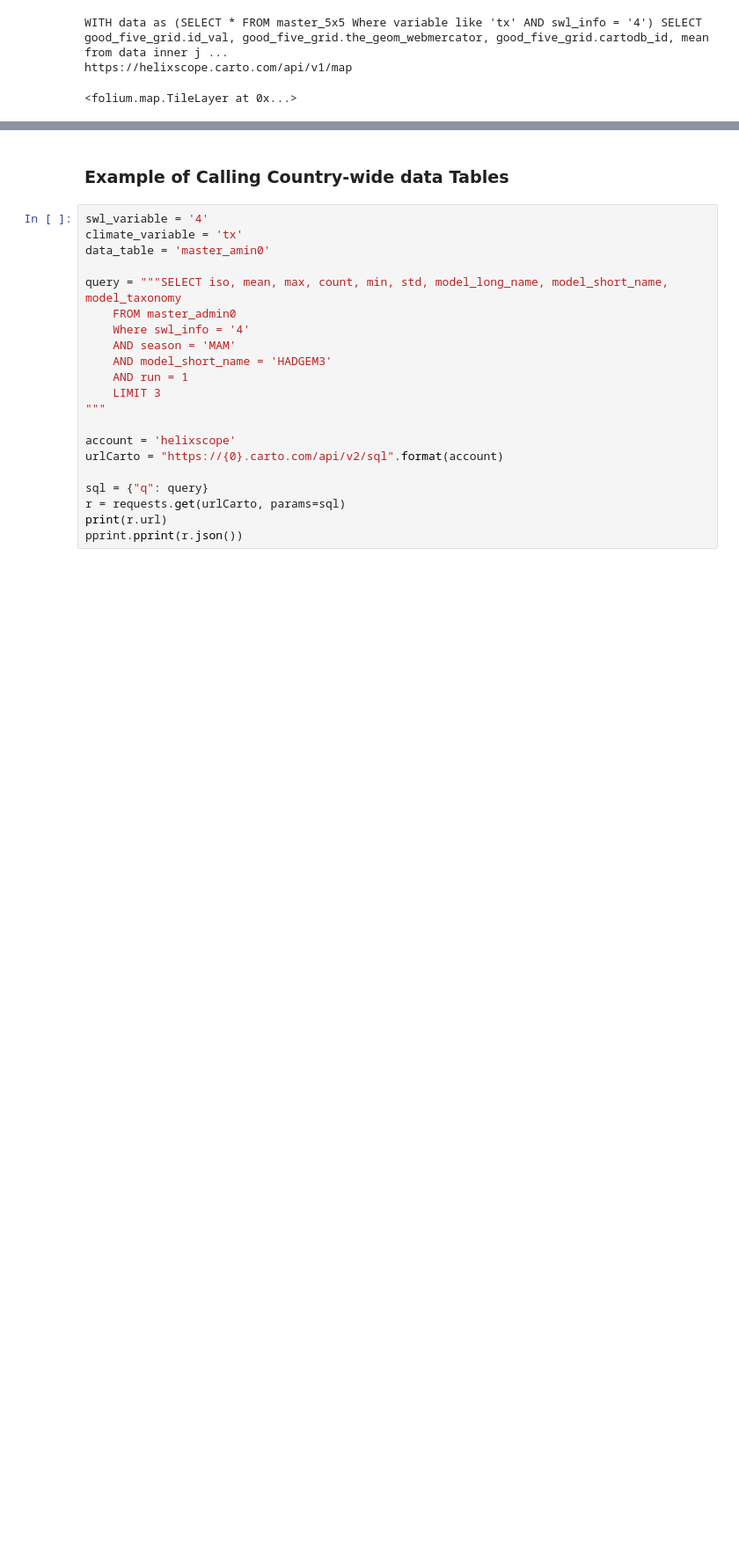
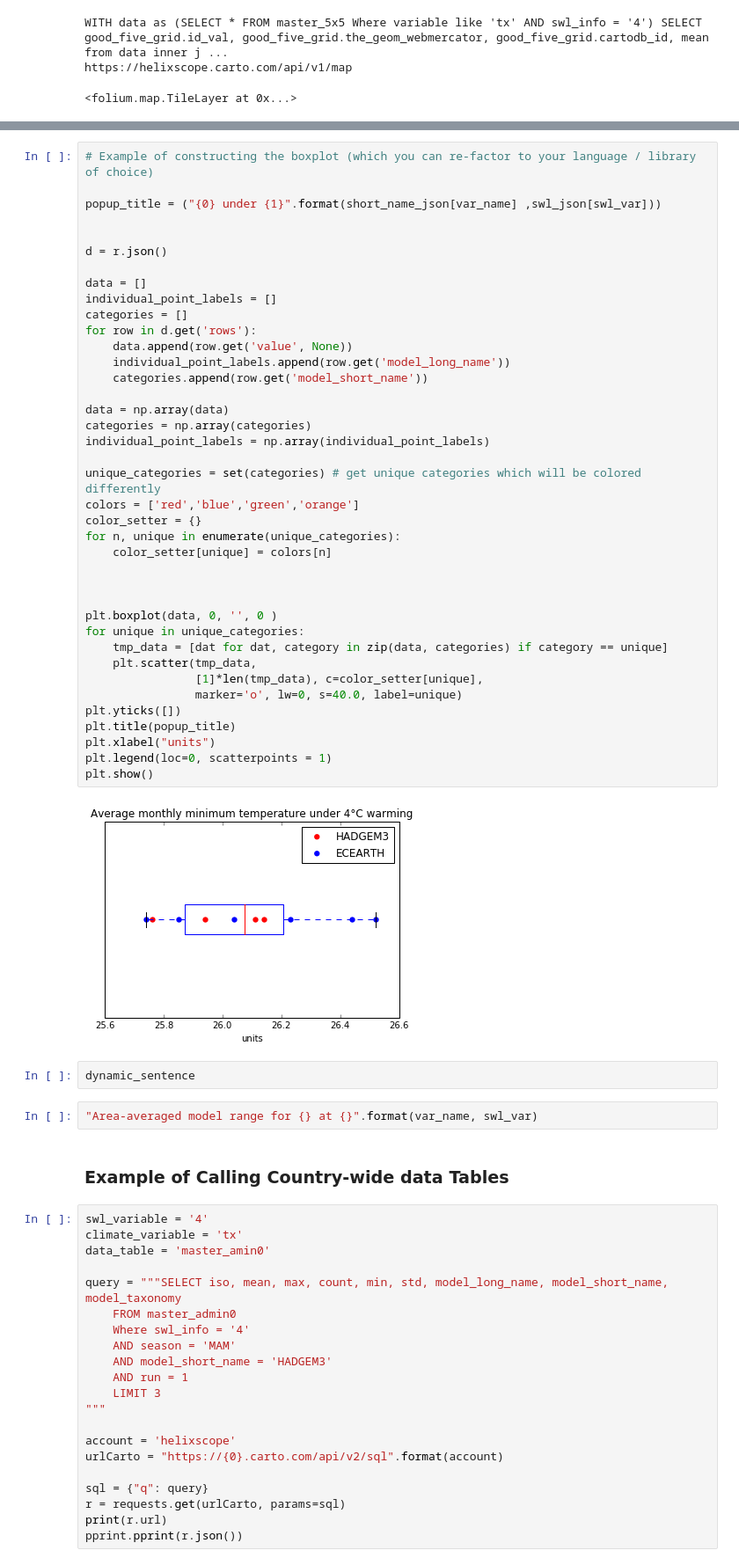
Before and after one commit to Vizzuality/helix-scope-data, a Jupyter notebook: work/backend_examples.ipynb, the cells around one changed output, grey strips where cells are left out. Shown at 88% size. Saved outputs shown, nothing was run; the diff lists cells and outputs as text; blank space fills up the shorter version.

Commit message:
developing the boxplot example

```diff
--- a/work/backend_examples.ipynb
+++ b/work/backend_examples.ipynb
@@ -277,3 +393,48 @@ https://helixscope.carto.com/api/v1/map
+# %%
+# Example of constructing the boxplot (which you can re-factor to your language / library of choice)
+
+popup_title = ("{0} under {1}".format(short_name_json[var_name] ,swl_json[swl_var]))
+
+
+d = r.json()
+
+data = []
+individual_point_labels = []
+categories = []
+for row in d.get('rows'):
+    data.append(row.get('value', None))
+    individual_point_labels.append(row.get('model_long_name'))
+    categories.append(row.get('model_short_name'))
+
+data = np.array(data)
+categories = np.array(categories)
+individual_point_labels = np.array(individual_point_labels)
+
+unique_categories = set(categories) # get unique categories which will be colored differently
+colors = ['red','blue','green','orange']
+color_setter = {}
+for n, unique in enumerate(unique_categories):
+    color_setter[unique] = colors[n]
+
+
+
+plt.boxplot(data, 0, '', 0 )
+for unique in unique_categories:
+    tmp_data = [dat for dat, category in zip(data, categories) if category == unique]
+    plt.scatter(tmp_data,
+                [1]*len(tmp_data), c=color_setter[unique],
+                marker='o', lw=0, s=40.0, label=unique)
+plt.yticks([])
+plt.title(popup_title)
+plt.xlabel("units")
+plt.legend(loc=0, scatterpoints = 1)
+plt.show()
+# %% [output]
+[figure, added]
+# %%
+dynamic_sentence
+# %%
+"Area-averaged model range for {} at {}".format(var_name, swl_var)
 # %% [markdown]
 ### Example of Calling Country-wide data Tables
 # %%
```
Also changed, not shown: parts of 7 cells of this notebook.
